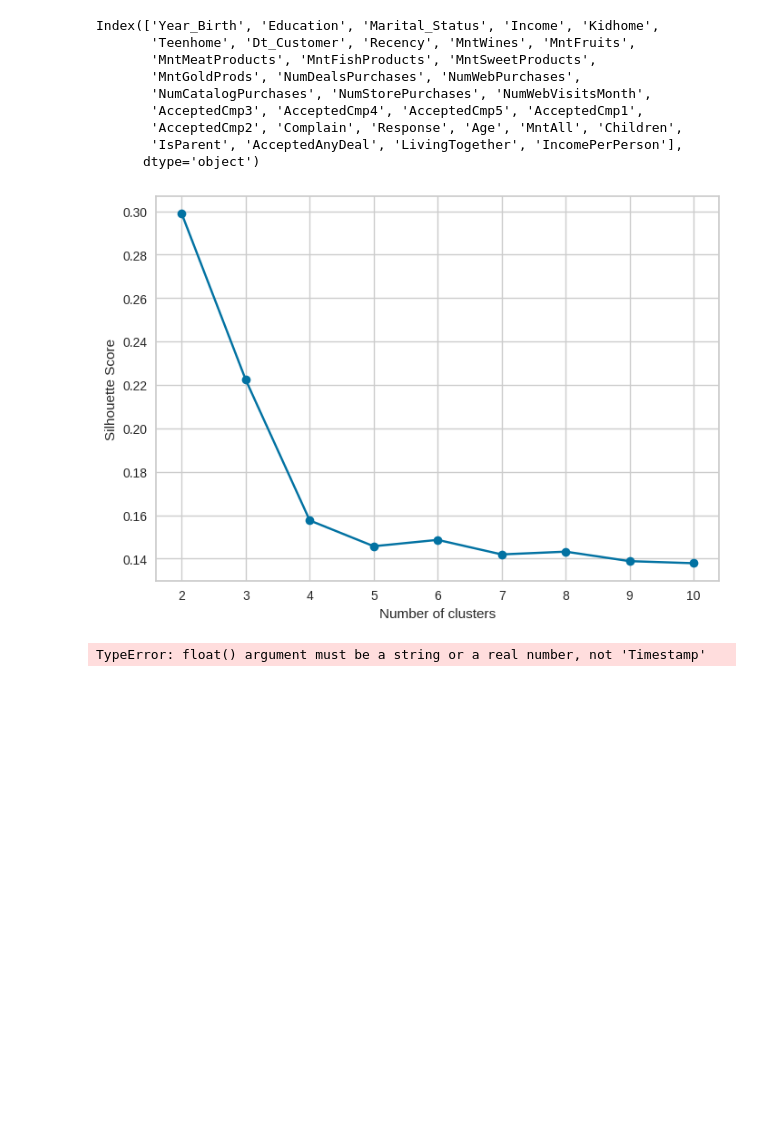
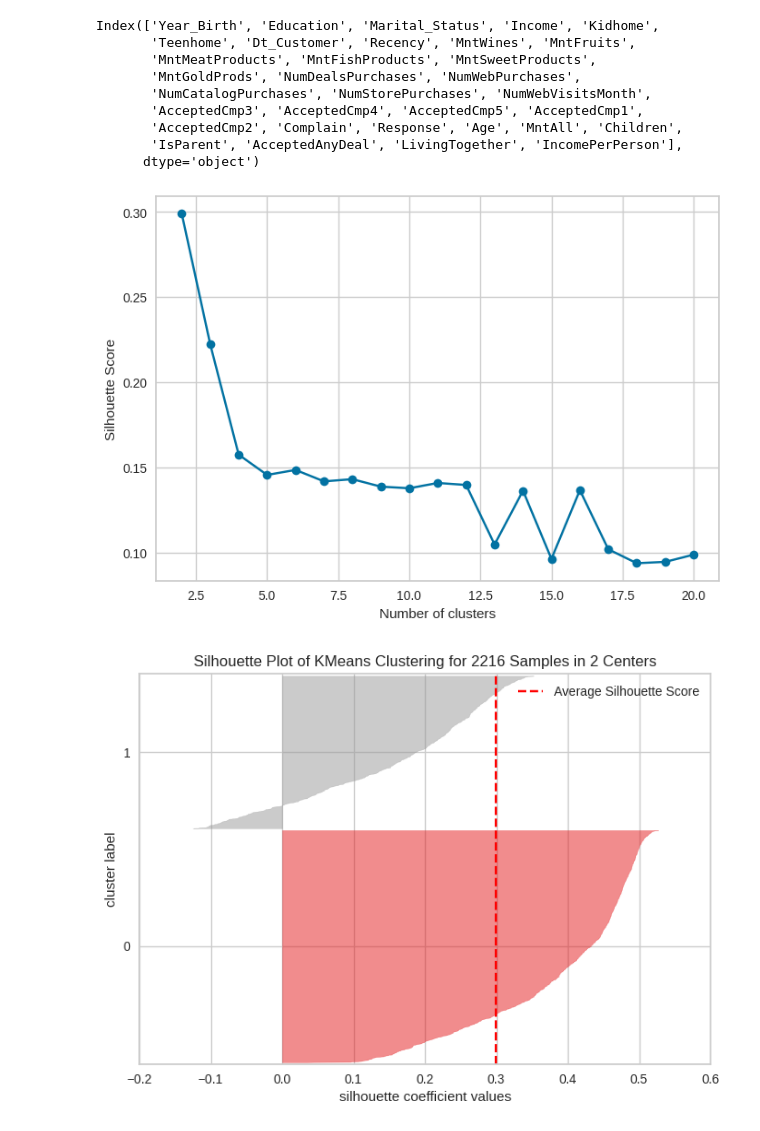
Before and after one commit to Tomson909/Customer-Personality-Analysis, a Jupyter notebook: main.ipynb, the cells around one changed output. Drawn from its saved outputs; the diff is of its cells as text; code cells hidden in the pictures; blank space fills up the shorter version.

Commit message:
Start working on dimensionality reduction

```diff
--- a/main.ipynb
+++ b/main.ipynb
@@ -379,9 +379,11 @@ Index(['Year_Birth', 'Education', 'Marital_Status', 'Income', 'Kidhome',
 # %%
 from sklearn.pipeline import Pipeline
 from sklearn.compose import ColumnTransformer
-from sklearn.preprocessing import StandardScaler, OneHotEncoder
+from sklearn.preprocessing import StandardScaler, OneHotEncoder, MinMaxScaler
 from yellowbrick.cluster import SilhouetteVisualizer
 from sklearn.metrics import silhouette_score
+# pricipal component analysis
+from sklearn.decomposition import PCA
 
 # drop the columns with nan
 data.dropna(inplace=True)
@@ -409,8 +411,8 @@ class KMEANS_Wrapper:
         self.used_attributes = self.num_cols + self.cat_cols + self.bin_cols
 
     def prep_fit_evaluate(self):
-        X = self.preprocessor()
-        self.find_optimal_clusters(X)
+        self.X = self.preprocessor()
+        self.find_optimal_clusters(self.X)
         self.plot_optimal_cluster_knee()
 
     def preprocessor(self):
@@ -423,36 +425,41 @@ class KMEANS_Wrapper:
         preprocessor = ColumnTransformer([
             ('num_scaler', num_pipeline, self.num_cols),
             ('cat_onehot', cat_pipeline, self.cat_cols)
         ])
         return preprocessor.fit_transform(self.data)
 
     def find_optimal_clusters(self, data):
         self.silhouette_scores = []
         for i in range(self.min_clusters, self.max_clusters+1):
-            model = KMeans(n_clusters=i, random_state=42)
+            model = KMeans(n_clusters=i, random_state=42, n_init=10, max_iter=1000)
             silhouette = silhouette_score(data, model.fit_predict(data))
             self.silhouette_scores.append(silhouette)
 
     def plot_optimal_cluster_knee(self):
         plt.plot(range(self.min_clusters, self.max_clusters+1),self.silhouette_scores, marker='o')
         plt.xlabel('Number of clusters')
         plt.ylabel('Silhouette Score')
         plt.show()
 
     def silhouette_plot(self, n_cluster = 1):
         model = KMeans(n_clusters=n_cluster, random_state=42)
         visualizer = SilhouetteVisualizer(model)
-        visualizer.fit(data)
+        visualizer.fit(self.X)
         visualizer.show()
 
     def fit(self, data):
         X = self.preprocessor(data)
         X = self.select_features(X)
         self.model.fit(X)
 
-model = KMEANS_Wrapper(data = data, num_cols=num_cols, cat_cols=cat_cols, bin_cols=bin_col, min_clusters=2, max_clusters=10)
+    def dim_reduction(self, data):
+        # before using
+        X = self.preprocessor(data)
+        X = self.select_features(X)
+        return self.pca.transform(X)
+model = KMEANS_Wrapper(data = data, num_cols=num_cols, cat_cols=cat_cols, bin_cols=bin_col, min_clusters=2, max_clusters=20)
 model.prep_fit_evaluate()
-model.silhouette_plot(n_cluster=3)
+model.silhouette_plot(n_cluster=2)
 # %% [output]
-[figure, old version]
+[figure, new version]
-TypeError: float() argument must be a string or a real number, not 'Timestamp'
+[figure, added]
```
Also changed, not shown: parts of 8 cells of this notebook.
